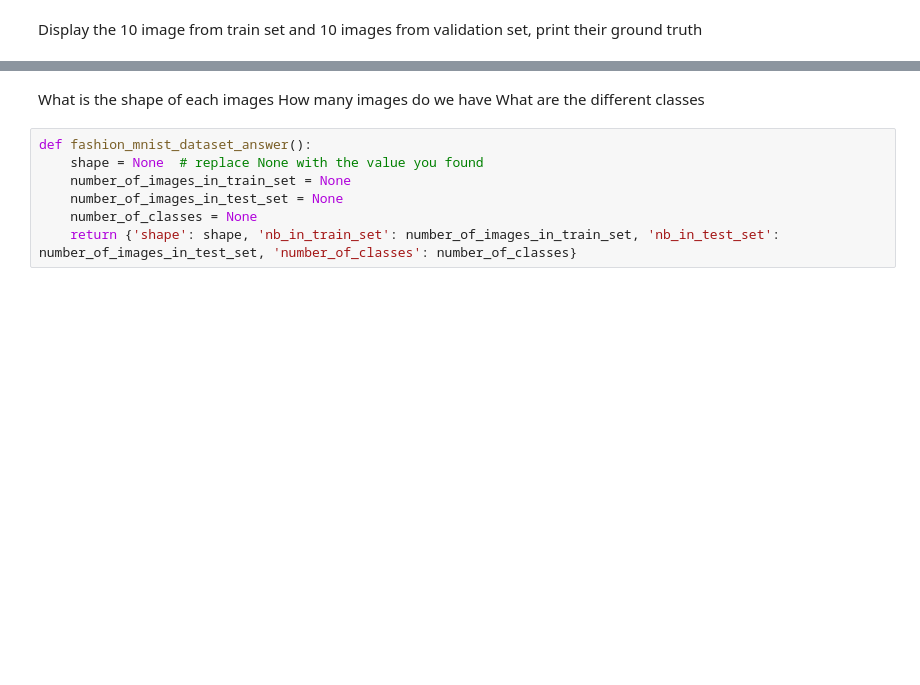
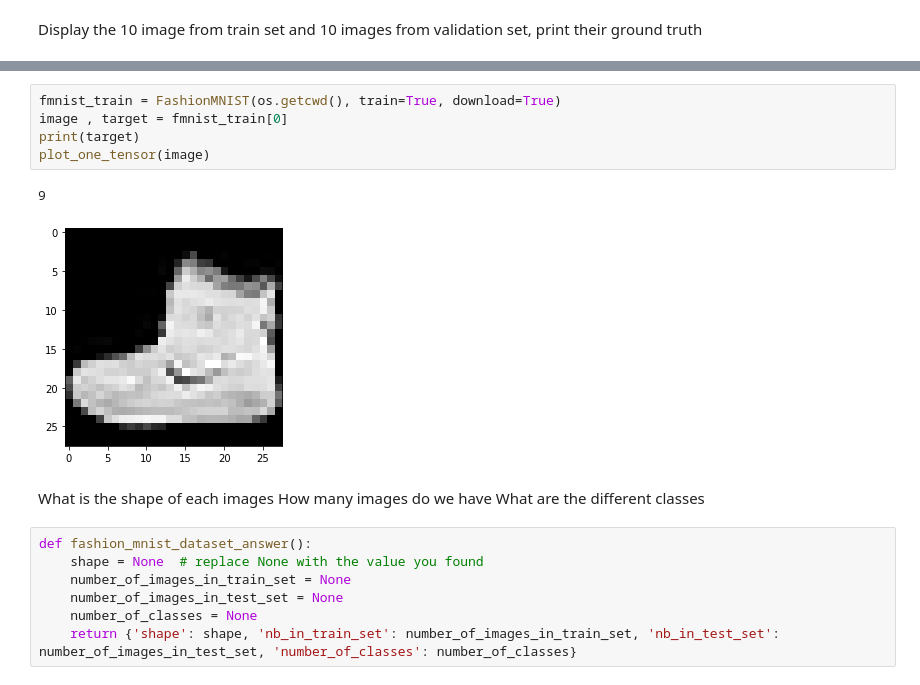
Before and after one commit to DL-ECE/tp2-deeplearningonimages-Geoffrey-FT, a Jupyter notebook: convolution.ipynb, the cells around one changed output, grey strips where cells are left out. Saved outputs shown, nothing was run; the diff lists cells and outputs as text; blank space fills up the shorter version.

```diff
--- a/convolution.ipynb
+++ b/convolution.ipynb
@@ -707,3 +773,11 @@ def display_10_images(dataset):
+# %%
+fmnist_train = FashionMNIST(os.getcwd(), train=True, download=True)
+image , target = fmnist_train[0]
+print(target)
+plot_one_tensor(image)
+# %% [output]
+9
+[figure, added]
 # %% [markdown]
 What is the shape of each images
 How many images do we have
```
Also changed, not shown: parts of 13 cells of this notebook.
